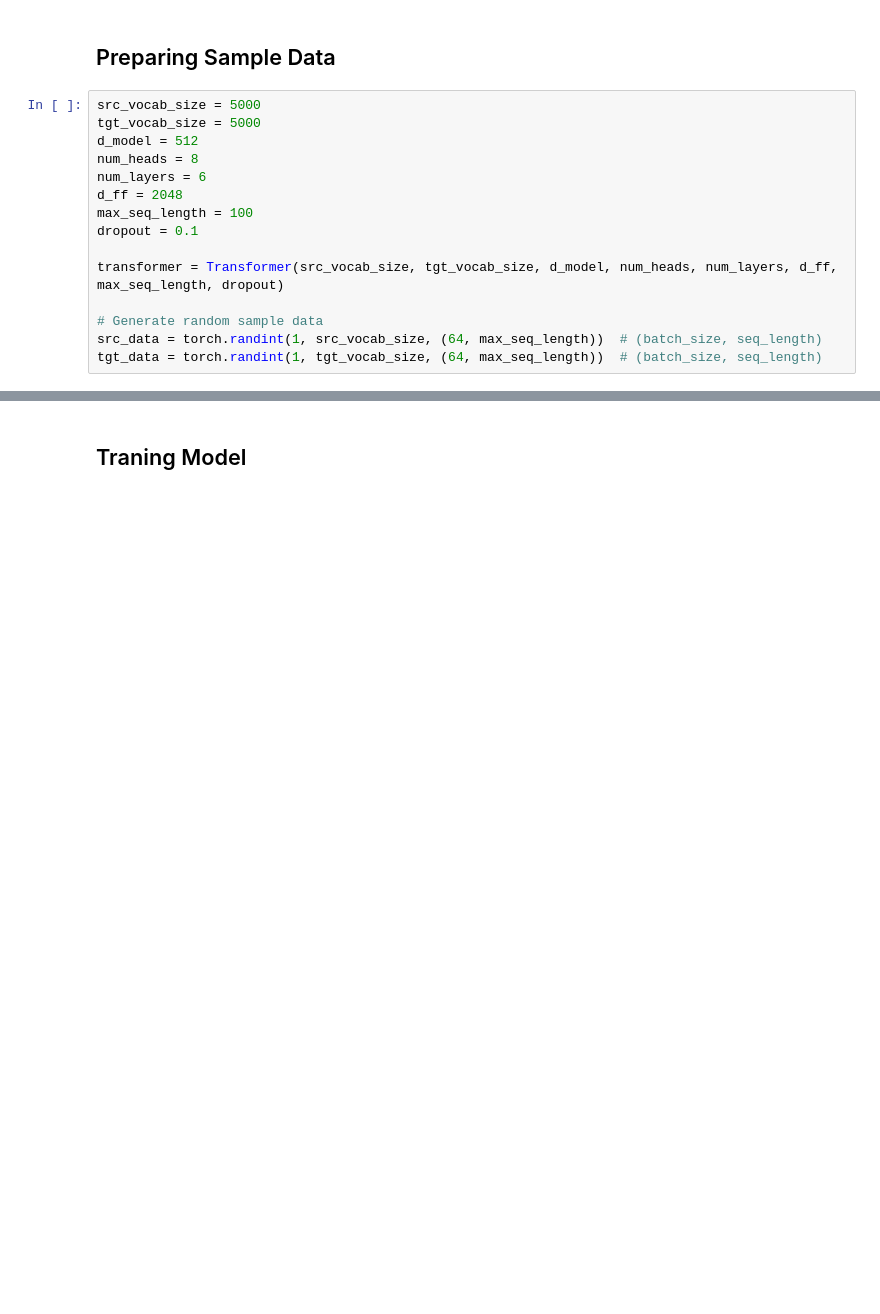
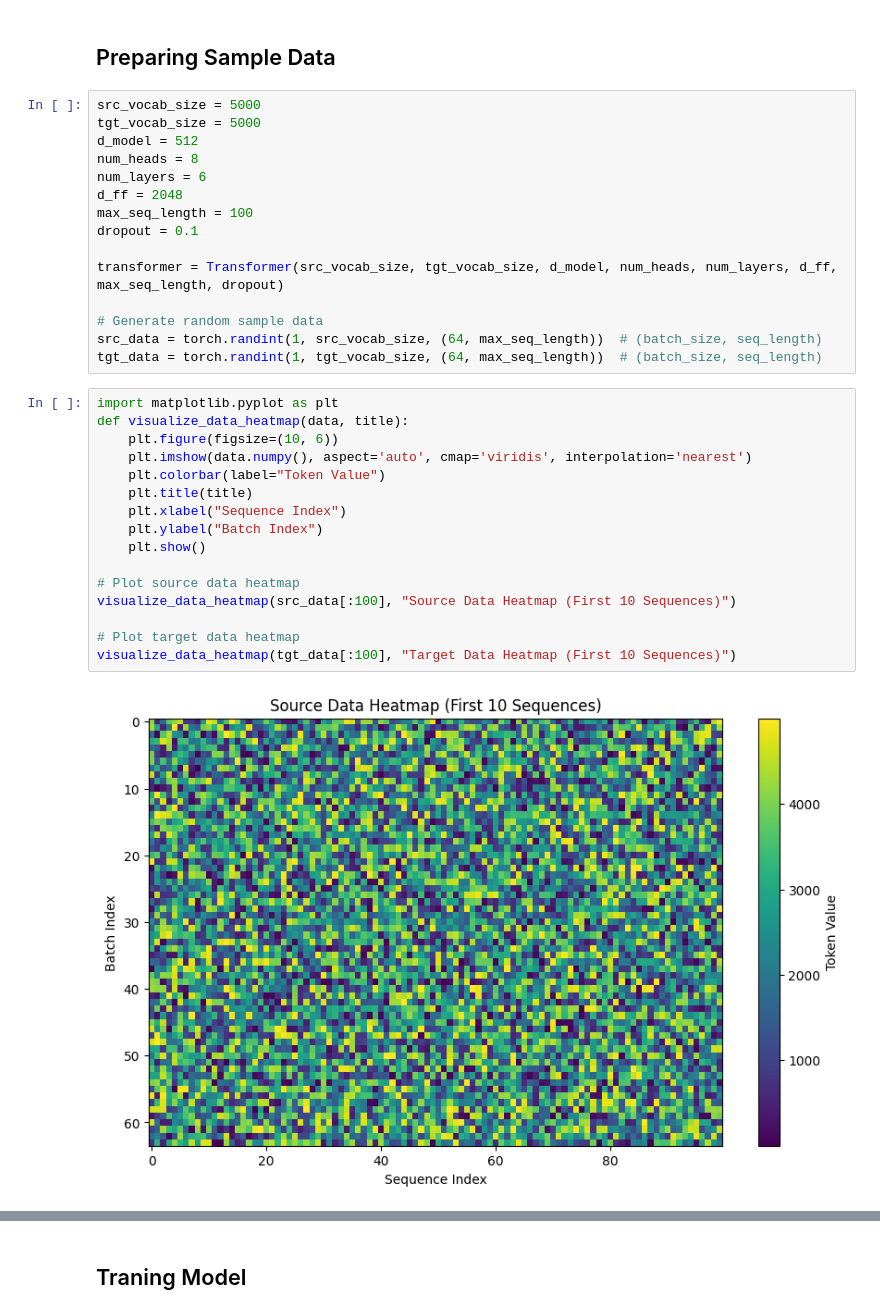
Before and after one commit to ebchassine/DL-Transformer-Test, a Jupyter notebook: transformer-cp.ipynb, the cells around one changed output, grey strips where cells are left out. Saved outputs shown, nothing was run; the diff lists cells and outputs as text; blank space fills up the shorter version.

Commit message:
Added visualization of training, target, and result data

```diff
--- a/transformer-cp.ipynb
+++ b/transformer-cp.ipynb
@@ -181,3 +186,21 @@ transformer = Transformer(src_vocab_size, tgt_vocab_size, d_model, num_heads, nu
 # Generate random sample data
 src_data = torch.randint(1, src_vocab_size, (64, max_seq_length))  # (batch_size, seq_length)
 tgt_data = torch.randint(1, tgt_vocab_size, (64, max_seq_length))  # (batch_size, seq_length)
+# %%
+import matplotlib.pyplot as plt
+def visualize_data_heatmap(data, title):
+    plt.figure(figsize=(10, 6))
+    plt.imshow(data.numpy(), aspect='auto', cmap='viridis', interpolation='nearest')
+    plt.colorbar(label="Token Value")
+    plt.title(title)
+    plt.xlabel("Sequence Index")
+    plt.ylabel("Batch Index")
+    plt.show()
+
+# Plot source data heatmap
+visualize_data_heatmap(src_data[:100], "Source Data Heatmap (First 10 Sequences)")
+
+# Plot target data heatmap
+visualize_data_heatmap(tgt_data[:100], "Target Data Heatmap (First 10 Sequences)")
+# %% [output]
+[figure, added]
```
Also changed, not shown: parts of 5 cells of this notebook.
